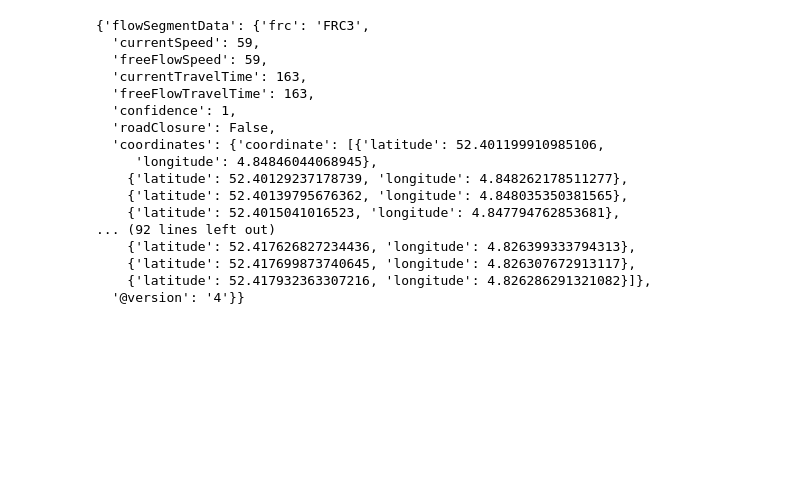
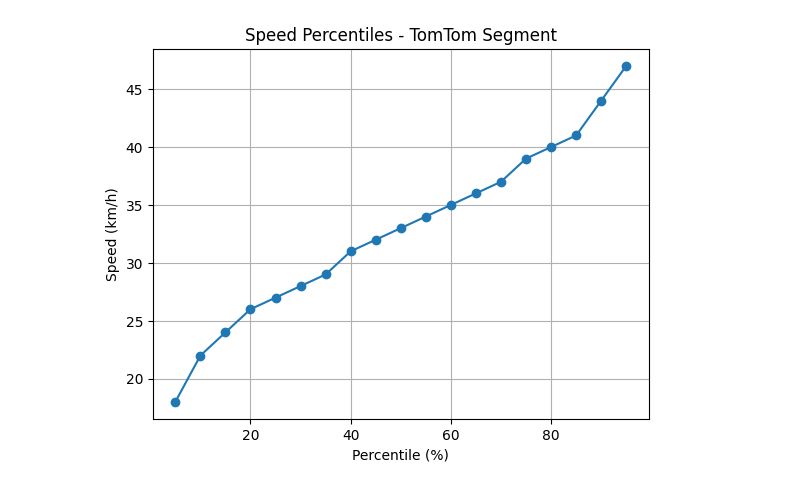
Before and after one commit to Urban-Traffic-Links-Project/UTraffic-ML, a Jupyter notebook: src/data_processing/preprocessor.ipynb, the cells around one changed output. Drawn from its saved outputs; the diff is of its cells as text; code cells hidden in the pictures; blank space fills up the shorter version.

Commit message:
test value raw data

```diff
--- a/src/data_processing/preprocessor.ipynb
+++ b/src/data_processing/preprocessor.ipynb
@@ -310,20 +664,16 @@ print("DataFrame edges:", pre.edges_df.head())
 # %%
-pre.fetch_tomtom_flow(52.41072, 4.84239, api_key="ivTlgJMC4yCOce67YYEzvEFUDpvJEmVR")
+# pre.fetch_tomtom_flow(52.41072, 4.84239, api_key="ivTlgJMC4yCOce67YYEzvEFUDpvJEmVR")
-# %% [output]
-{'flowSegmentData': {'frc': 'FRC3',
-  'currentSpeed': 59,
-  'freeFlowSpeed': 59,
-  'currentTravelTime': 163,
-  'freeFlowTravelTime': 163,
-  'confidence': 1,
-  'roadClosure': False,
-  'coordinates': {'coordinate': [{'latitude': 52.401199910985106,
-     'longitude': 4.84846044068945},
-    {'latitude': 52.40129237178739, 'longitude': 4.848262178511277},
-    {'latitude': 52.40139795676362, 'longitude': 4.848035350381565},
-    {'latitude': 52.4015041016523, 'longitude': 4.847794762853681},
-... (92 lines left out)
-    {'latitude': 52.417626827234436, 'longitude': 4.826399333794313},
-    {'latitude': 52.417699873740645, 'longitude': 4.826307672913117},
-    {'latitude': 52.417932363307216, 'longitude': 4.826286291321082}]},
-  '@version': '4'}}
+# %%
+import matplotlib.pyplot as plt
+
+percentiles = [5,10,15,20,25,30,35,40,45,50,55,60,65,70,75,80,85,90,95]
+speeds = [18,22,24,26,27,28,29,31,32,33,34,35,36,37,39,40,41,44,47]
+
+plt.plot(percentiles, speeds, marker='o')
+plt.title("Speed Percentiles - TomTom Segment")
+plt.xlabel("Percentile (%)")
+plt.ylabel("Speed (km/h)")
+plt.grid(True)
+plt.show()
+# %% [output]
+[figure, added]
```
Also changed, not shown: parts of 6 cells of this notebook, 3 other files.
